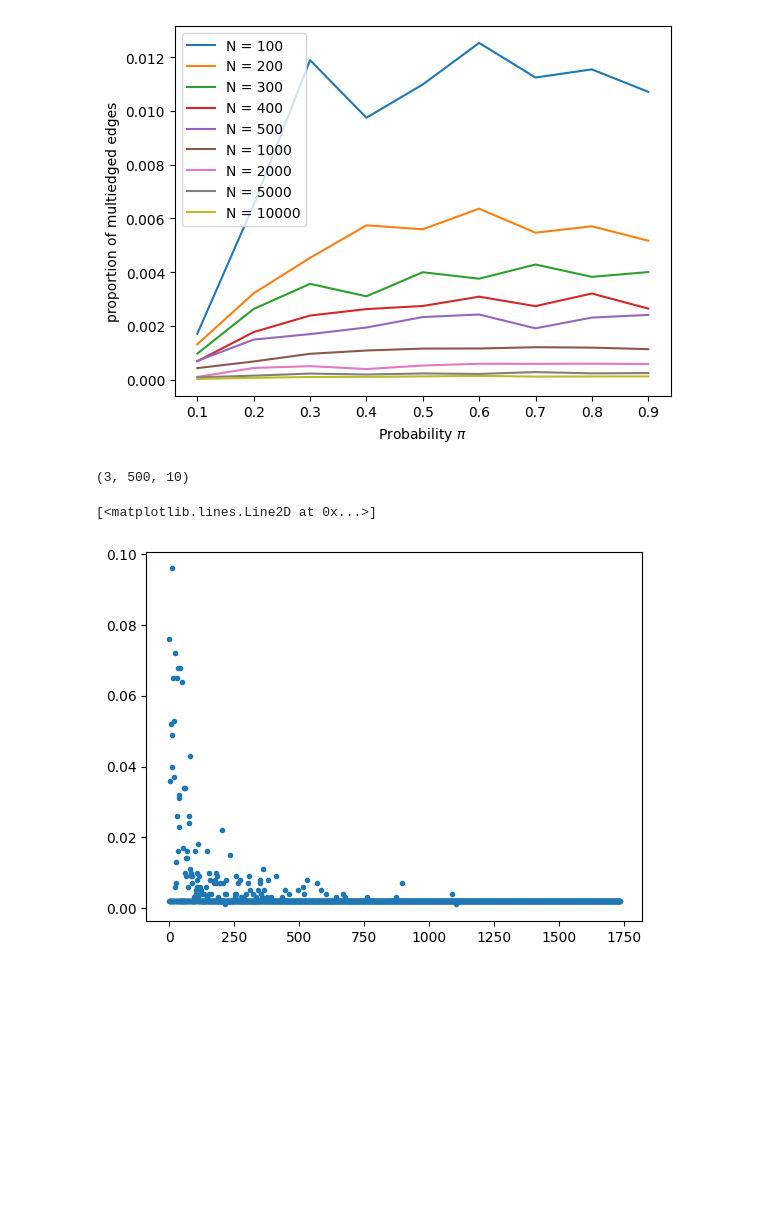
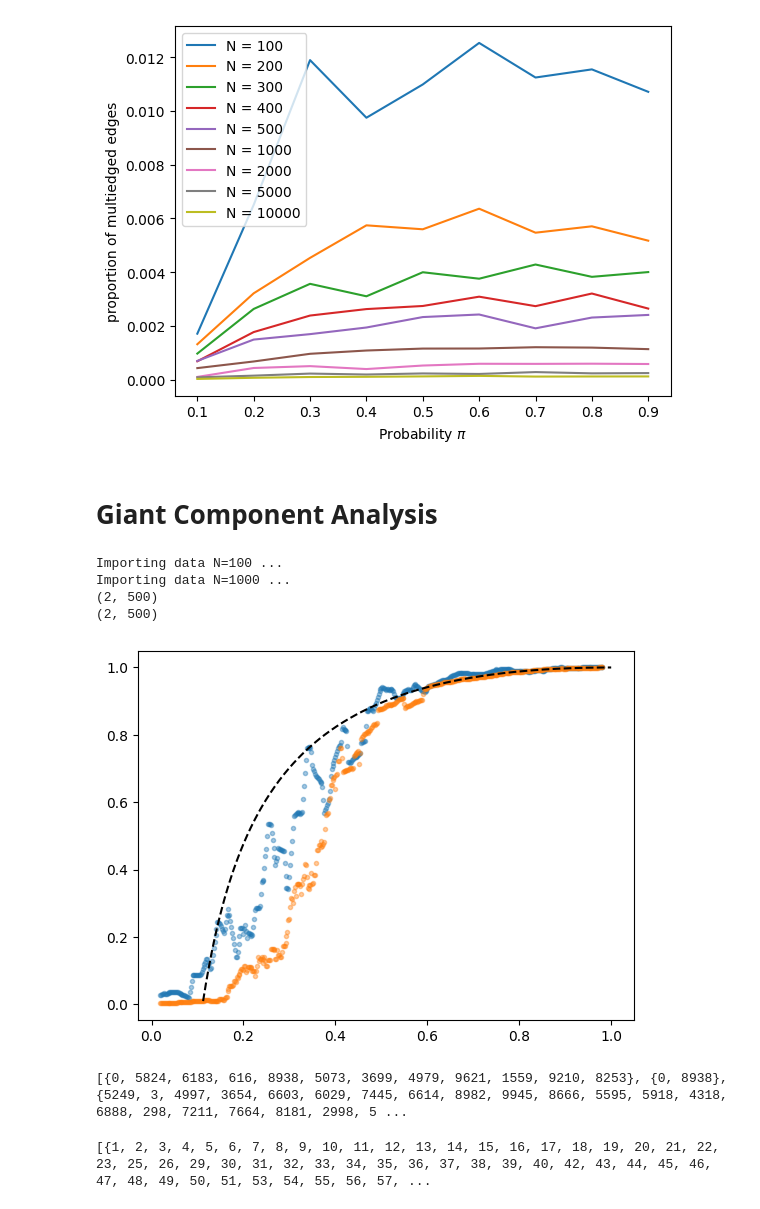
Before and after one commit to rbousquet/weigt_project, a Jupyter notebook: code/data_analysis.ipynb, the cells around one changed output. Drawn from its saved outputs; the diff is of its cells as text; code cells hidden in the pictures; blank space fills up the shorter version.

```diff
--- a/code/data_analysis.ipynb
+++ b/code/data_analysis.ipynb
@@ -92,4 +84,0 @@ def get_filenames_from(path) :
-# %%
-print(data.shape)
-# %% [output]
-(3, 500, 10)
@@ -107,6 +85,39 @@ for edge in tqdm(G) :
-# %%
-s = np.array([len(c) for c in clusters])
-plt.plot(s/1000,".")
-# %% [output]
-[<matplotlib.lines.Line2D at 0x...>]
-[figure, removed]
+# %% [markdown]
+# Giant Component Analysis
+# %%
+from giant_component import get_dataset
+
+def running_mean(x, N):
+    cumsum = np.cumsum(np.insert(x, 0, 0))
+    return (cumsum[N:] - cumsum[:-N]) / float(N)
+
+path = "./giant_component/"
+N = np.array([100,1000])
+P = np.linspace(0,1,500)
+core_size = get_dataset(path,10,N,P).mean(-1)
+print(core_size.shape)
+core_size_100=running_mean(core_size[0], 20)
+core_size_1000=running_mean(core_size[1], 20)
+P_m =running_mean(P, 20)
+print(core_size.shape)
+# %% [output]
+Importing data N=100 ...
+Importing data N=1000 ...
+(2, 500)
+(2, 500)
+# %%
+plt.plot(P_m,core_size_100, ".",alpha=.4)
+plt.plot(P_m,core_size_1000, ".",alpha=.4)
+y = gamma(P)
+mask = y > 0
+plt.plot(P[mask],y[mask],"k--")
+#plt.ylim((-.1,2))
+plt.show()
+# %% [output]
+[figure, added]
+# %%
+cluster = biggest_component_size(10000,data[0,1,0])
+sizes =np.array([len(s) for s in cluster ])
+print(test)
+# %% [output]
+[{0, 5824, 6183, 616, 8938, 5073, 3699, 4979, 9621, 1559, 9210, 8253}, {0, 8938}, {5249, 3, 4997, 3654, 6603, 6029, 7445, 6614, 8982, 9945, 8666, 5595, 5918, 4318, 6888, 298, 7211, 7664, 8181, 2998, 5 ...
@@ -112,0 +126,4 @@ plt.plot(s/1000,".")
+# %%
+print(cluster)
+# %% [output]
+[{1, 2, 3, 4, 5, 6, 7, 8, 9, 10, 11, 12, 13, 14, 15, 16, 17, 18, 19, 20, 21, 22, 23, 25, 26, 29, 30, 31, 32, 33, 34, 35, 36, 37, 38, 39, 40, 42, 43, 44, 45, 46, 47, 48, 49, 50, 51, 53, 54, 55, 56, 57, ...
```
Also changed, not shown: parts of 6 cells of this notebook, 2 other files.
